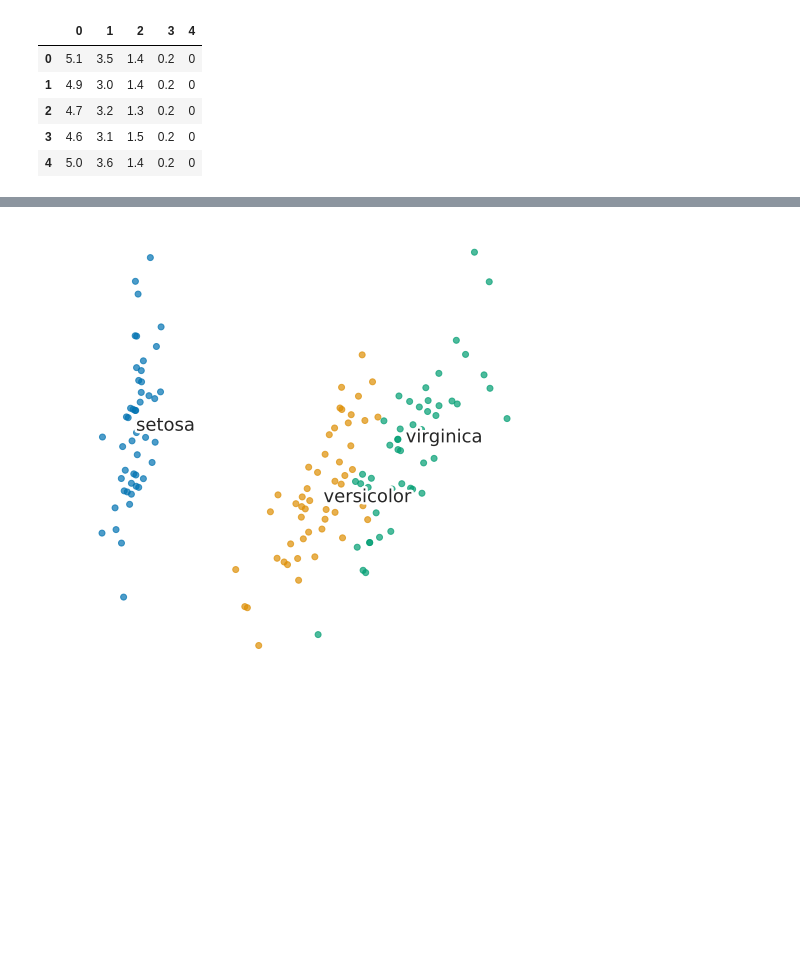
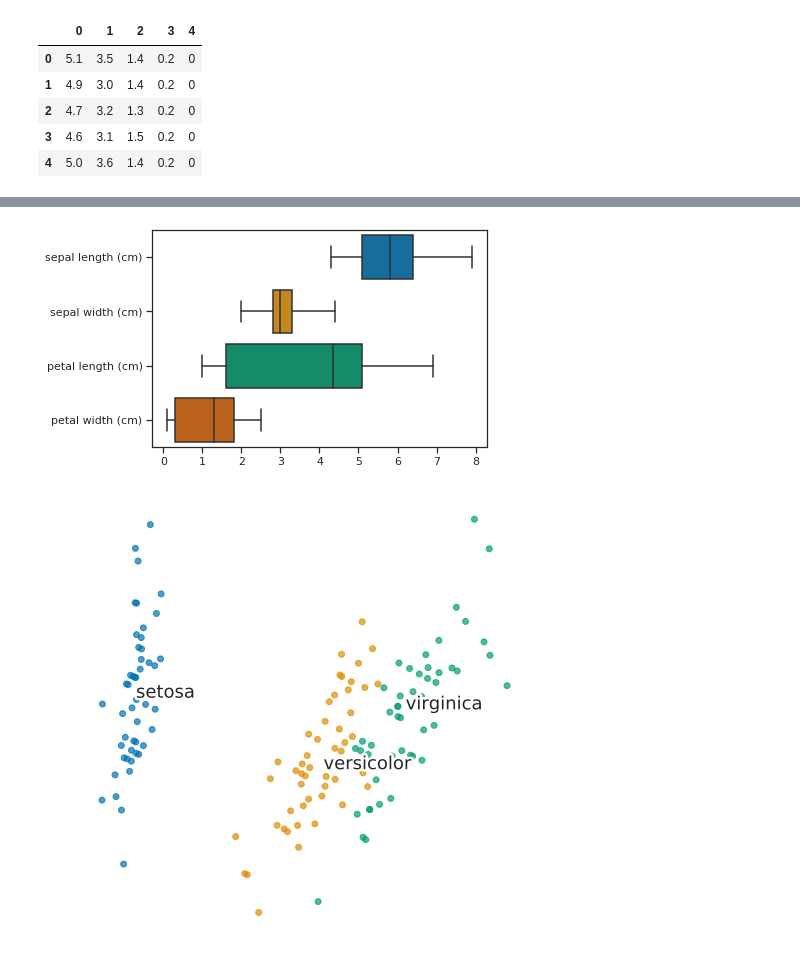
Before and after one commit to Mafidyuz/Presentazione-Reti-Neurali, a Jupyter notebook: mario_cappa/iris/iris.ipynb, the cells around one changed output, grey strips where cells are left out. Saved outputs shown, nothing was run; the diff lists cells and outputs as text; code cells hidden in the pictures; blank space fills up the shorter version.

```diff
--- a/mario_cappa/iris/iris.ipynb
+++ b/mario_cappa/iris/iris.ipynb
@@ -101,3 +103,8 @@ plt.show()
+# %%
+sns.boxplot(data=df.iloc[:,:-1], palette='colorblind', orient='h', whis='range')
+plt.show()
+# %% [output]
+[figure, added]
 # %%
 import matplotlib.patheffects as PathEffects
 from sklearn.decomposition import PCA
```
Also changed, not shown: parts of 5 cells of this notebook.
